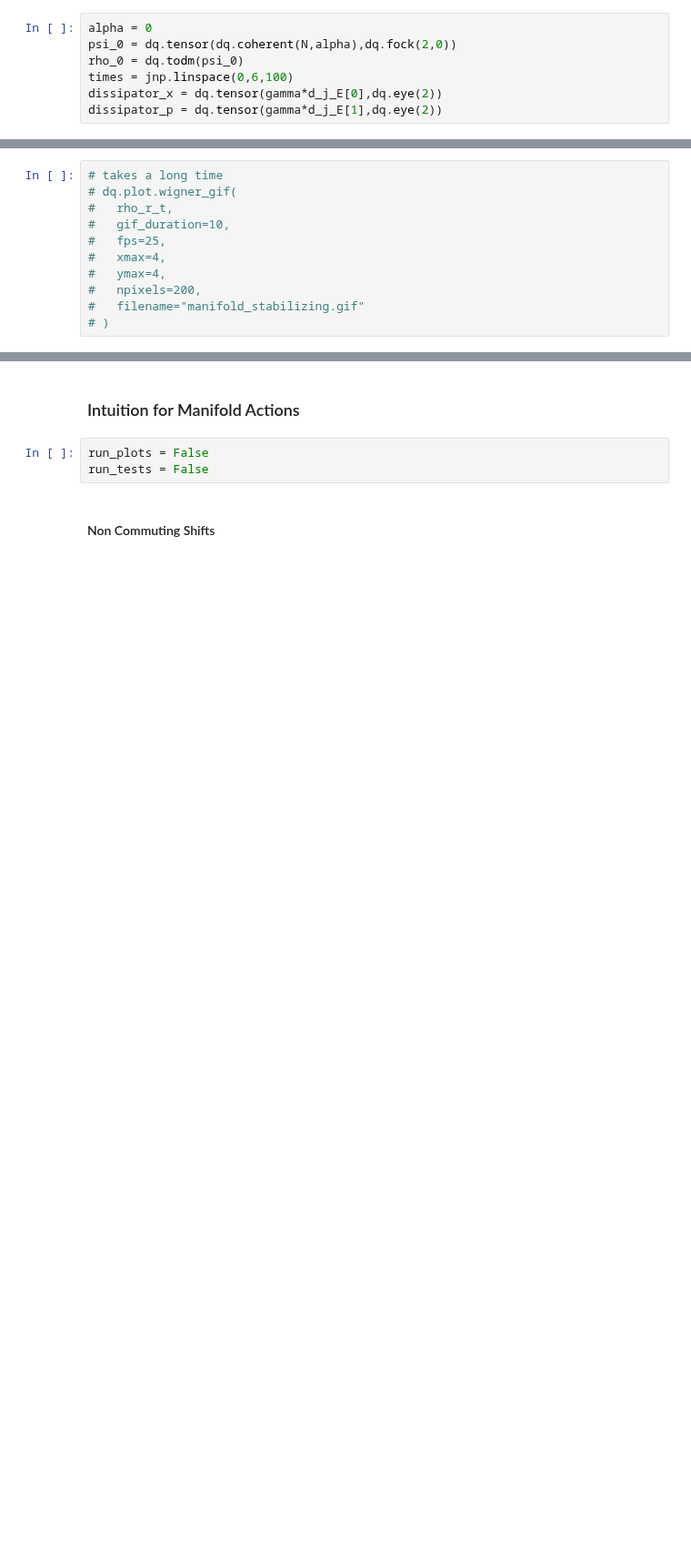
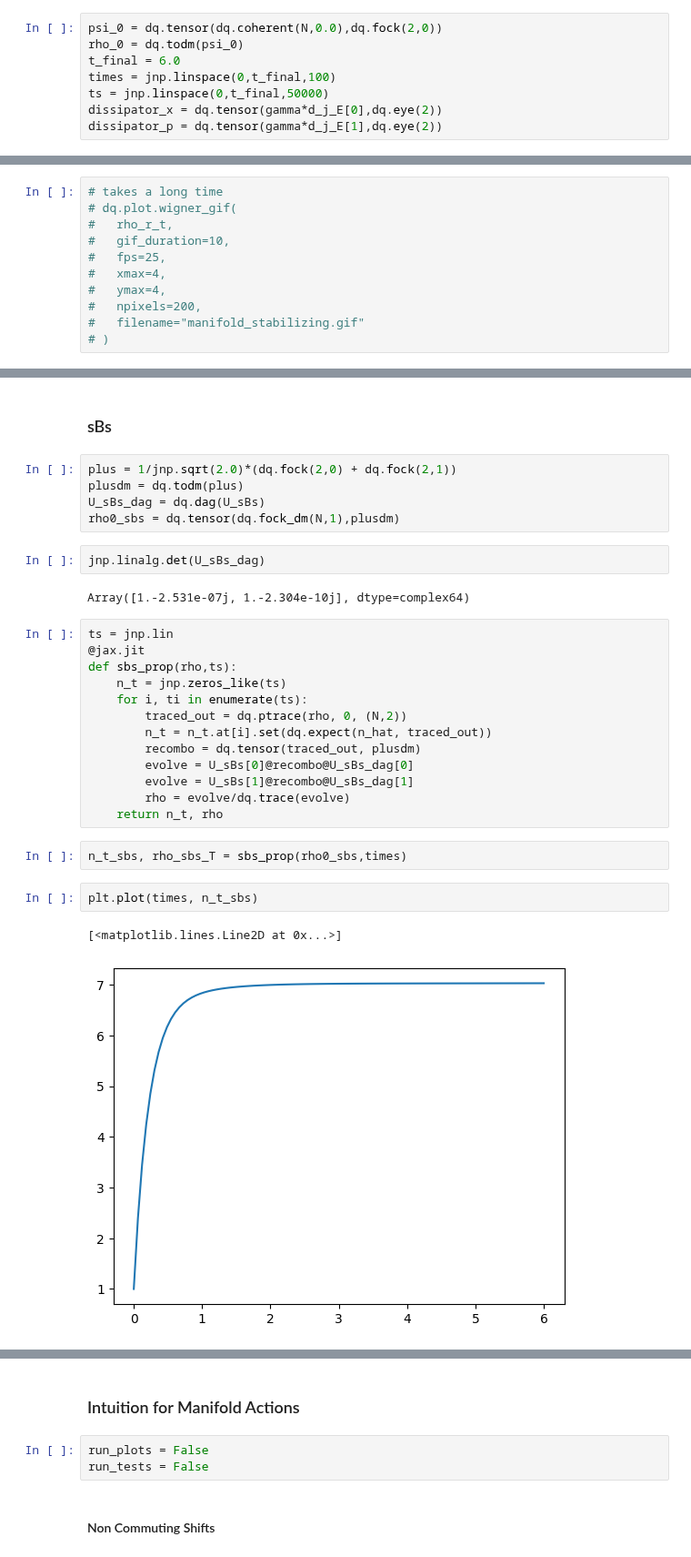
Before and after one commit to connorblake1/jiang-research, a Jupyter notebook: FiniteGKP/jax_FiniteGKP.ipynb, the cells around one changed output, grey strips where cells are left out. Shown at 91% size. Cells and saved outputs as stored; diff of their text form; blank space fills up the shorter version.

```diff
--- a/FiniteGKP/jax_FiniteGKP.ipynb
+++ b/FiniteGKP/jax_FiniteGKP.ipynb
@@ -421,8 +442,9 @@ if run_plots:
 # %%
-alpha = 0
-psi_0 = dq.tensor(dq.coherent(N,alpha),dq.fock(2,0))
+psi_0 = dq.tensor(dq.coherent(N,0.0),dq.fock(2,0))
 rho_0 = dq.todm(psi_0)
-times = jnp.linspace(0,6,100)
+t_final = 6.0
+times = jnp.linspace(0,t_final,100)
+ts = jnp.linspace(0,t_final,50000)
 dissipator_x = dq.tensor(gamma*d_j_E[0],dq.eye(2))
 dissipator_p = dq.tensor(gamma*d_j_E[1],dq.eye(2))
 # %%
@@ -480,0 +519,31 @@ if run_plots:
+# %% [markdown]
+### sBs
+# %%
+plus = 1/jnp.sqrt(2.0)*(dq.fock(2,0) + dq.fock(2,1))
+plusdm = dq.todm(plus)
+U_sBs_dag = dq.dag(U_sBs)
+rho0_sbs = dq.tensor(dq.fock_dm(N,1),plusdm)
+# %%
+jnp.linalg.det(U_sBs_dag)
+# %% [output]
+Array([1.-2.531e-07j, 1.-2.304e-10j], dtype=complex64)
+# %%
+ts = jnp.lin
+@jax.jit
+def sbs_prop(rho,ts):
+    n_t = jnp.zeros_like(ts)
+    for i, ti in enumerate(ts):
+        traced_out = dq.ptrace(rho, 0, (N,2))
+        n_t = n_t.at[i].set(dq.expect(n_hat, traced_out))
+        recombo = dq.tensor(traced_out, plusdm)
+        evolve = U_sBs[0]@recombo@U_sBs_dag[0]
+        evolve = U_sBs[1]@recombo@U_sBs_dag[1]
+        rho = evolve/dq.trace(evolve)
+    return n_t, rho
+# %%
+n_t_sbs, rho_sbs_T = sbs_prop(rho0_sbs,times)
+# %%
+plt.plot(times, n_t_sbs)
+# %% [output]
+[<matplotlib.lines.Line2D at 0x...>]
+[figure, added]
```
Also changed, not shown: parts of 12 cells of this notebook, 3 other files.
